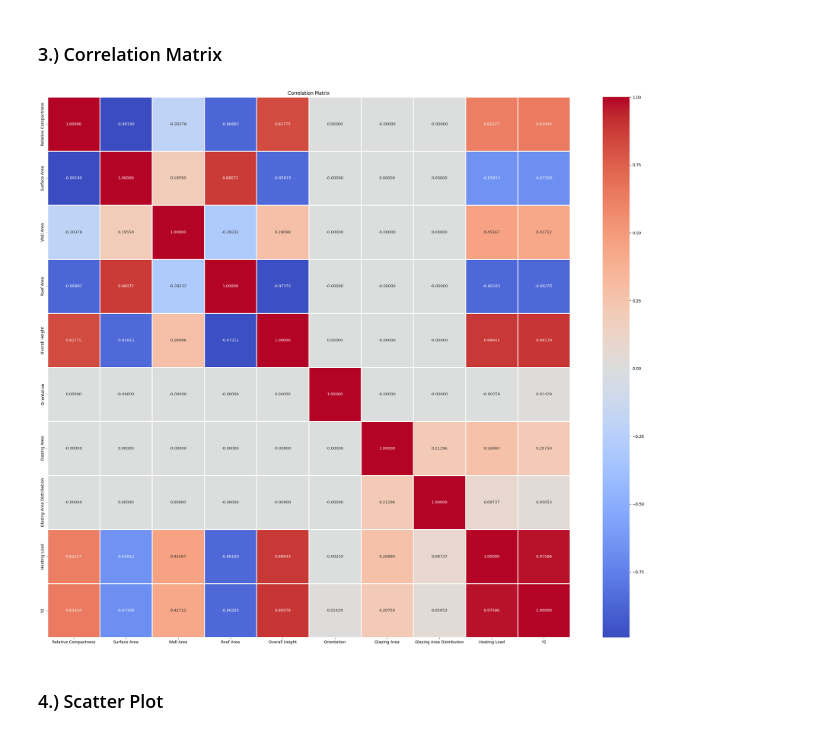
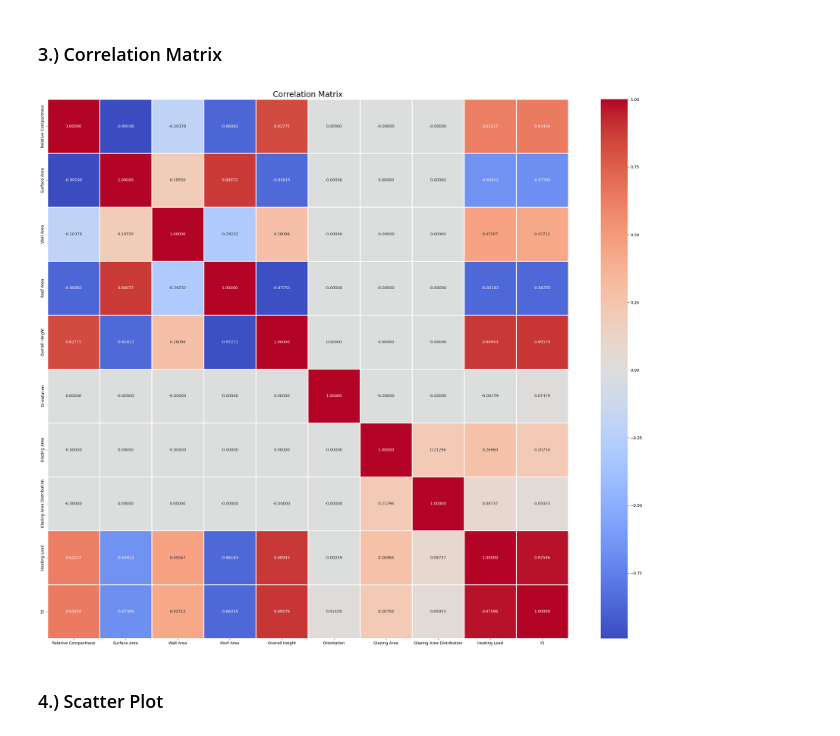
Before and after one commit to utkarshrs/Machine-Learning---Project-1, a Jupyter notebook: assignment_1.ipynb, the cells around one changed output. Drawn from its saved outputs; the diff is of its cells as text; code cells hidden in the pictures.

```diff
--- a/assignment_1.ipynb
+++ b/assignment_1.ipynb
@@ -100,12 +124,12 @@ plt.show()
 # %%
 corr_matrix = df.corr()
 
 plt.figure(figsize=(30,25))
 sns.heatmap(corr_matrix, annot=True, cmap="coolwarm", fmt=".5f", linewidths=1)
-plt.title("Correlation Matrix")
+plt.title("Correlation Matrix", fontsize=20)
 plt.show()
 # %% [output]
-[figure, old version]
+[figure, new version]
 # %% [markdown]
 ### 4.) Scatter Plot
 # %%
```
Also changed, not shown: parts of 3 cells of this notebook.
